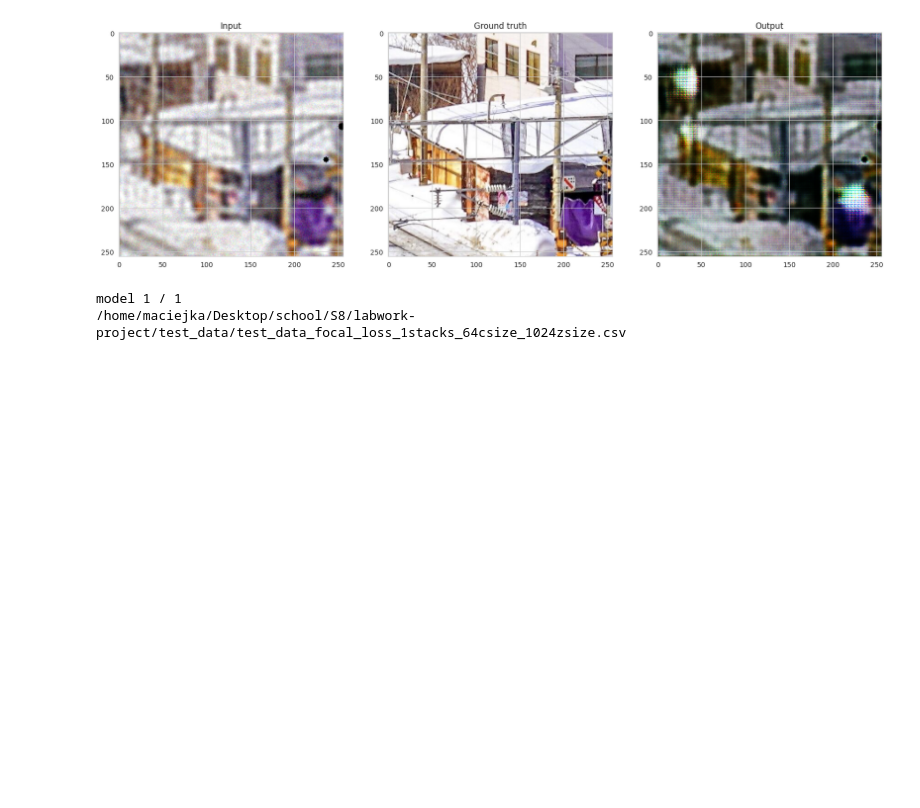
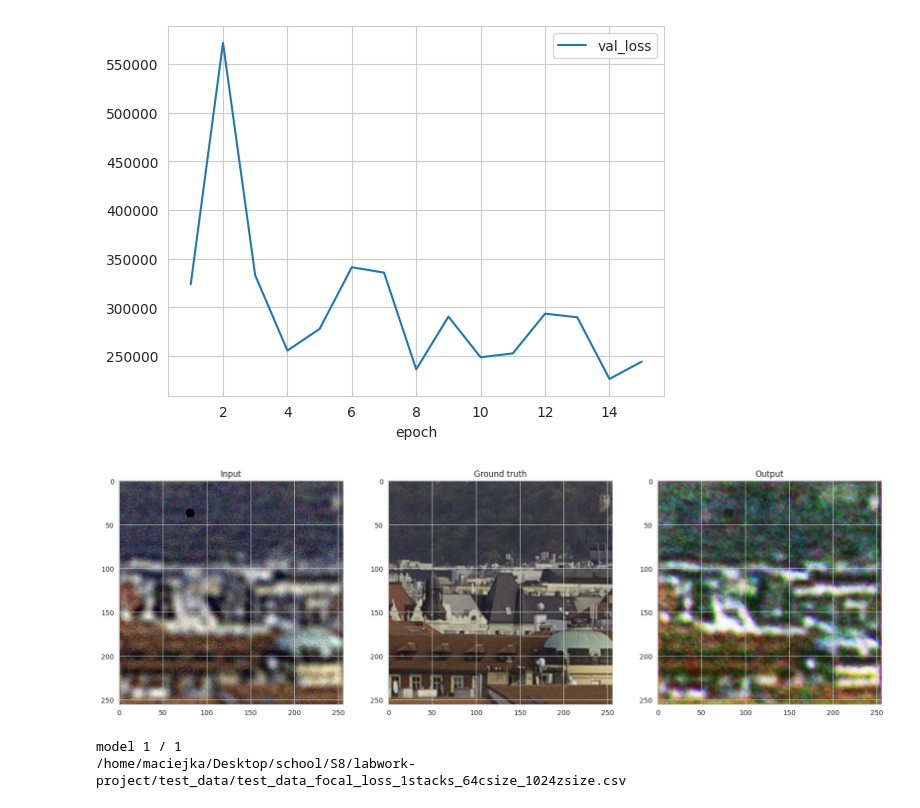
Before and after one commit to maciejka3000/labwork-project, a Jupyter notebook: 03_test_models.ipynb, the cells around one changed output. Saved outputs shown, nothing was run; the diff lists cells and outputs as text; code cells hidden in the pictures; blank space fills up the shorter version.

```diff
--- a/03_test_models.ipynb
+++ b/03_test_models.ipynb
@@ -130,36 +130,38 @@ def test_image_context(model, im, gt):
     ax[0].set_title('Input')
     ax[1].imshow(gt)
     ax[1].set_title('Ground truth')
     ax[2].imshow(output)
     ax[2].set_title('Output')
 
 def calculate_metrics(model, test_input, test_gt):
     output_dict = {
         'img': [],
         'mse': [],
         'psnr': [],
         'ssim': [],
     }
 
     for in_path, gt_path in tqdm.tqdm(zip(test_input, test_gt), total=len(test_input), desc='Calculating metrics...', leave=False):
         mse, psnr, ssim = classify_image(model, in_path, gt_path, output='metrics')
         output_dict['img'].append(in_path)
         output_dict['mse'].append(mse)
         output_dict['psnr'].append(psnr)
         output_dict['ssim'].append(ssim)
 
 
     df = pd.DataFrame(output_dict)
     return df
 
 
 
 
 infos = get_model_infos(models[0])
-model, history = load_model_and_history('mse', 1, 64, 1024)
-test_image_context(model, test_input[1], test_gt[1])
+model, history = load_model_and_history('focal', 1, 64, 1024)
+history.plot(x='epoch', y='val_loss')
+test_image_context(model, test_input[15], test_gt[15])
 # %% [output]
-[figure, old version]
+[figure, new version]
+[figure, added]
 # %%
 i = 1
 for model_path in models:
```
Also changed, not shown: 2 other files.
